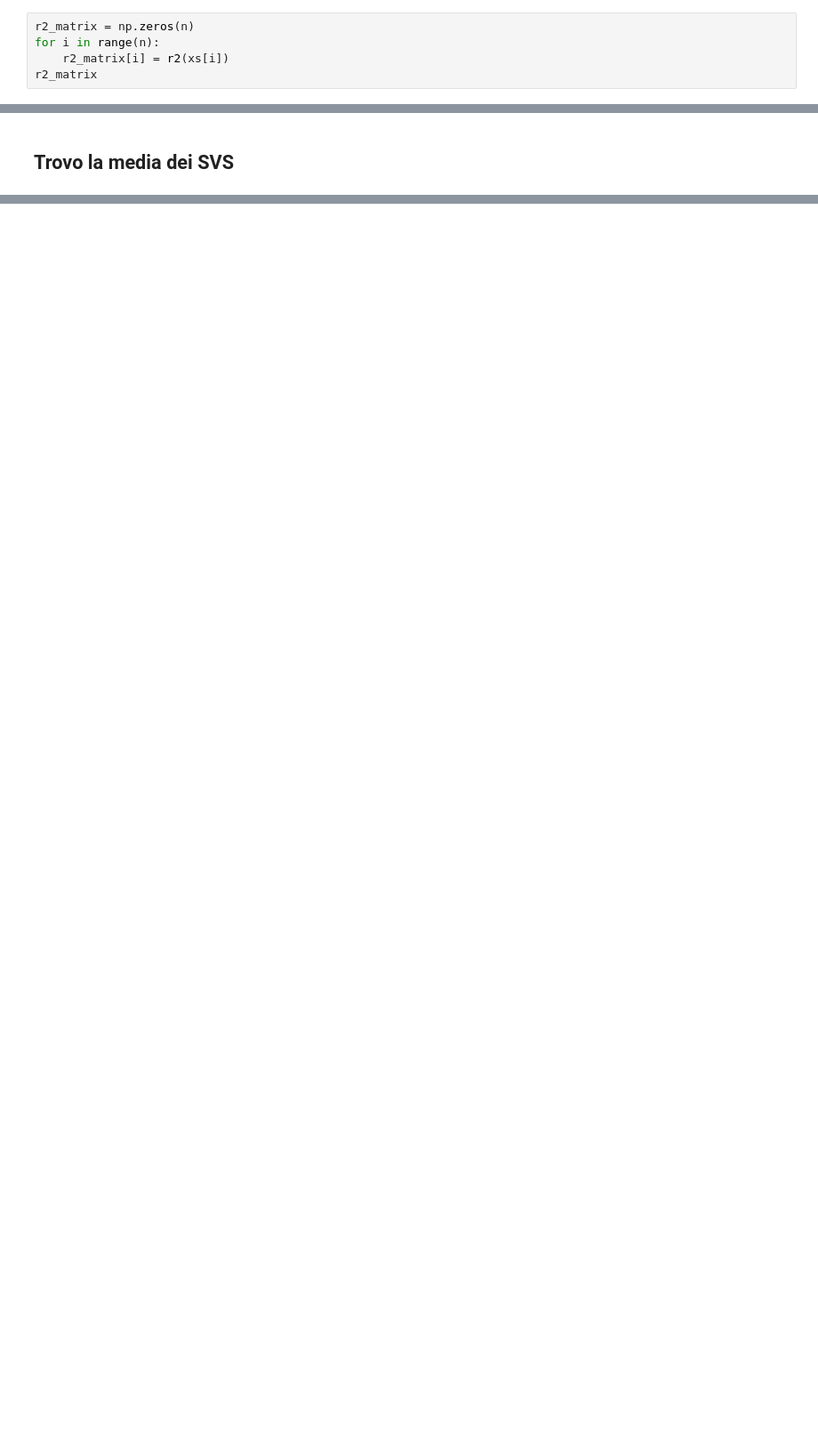
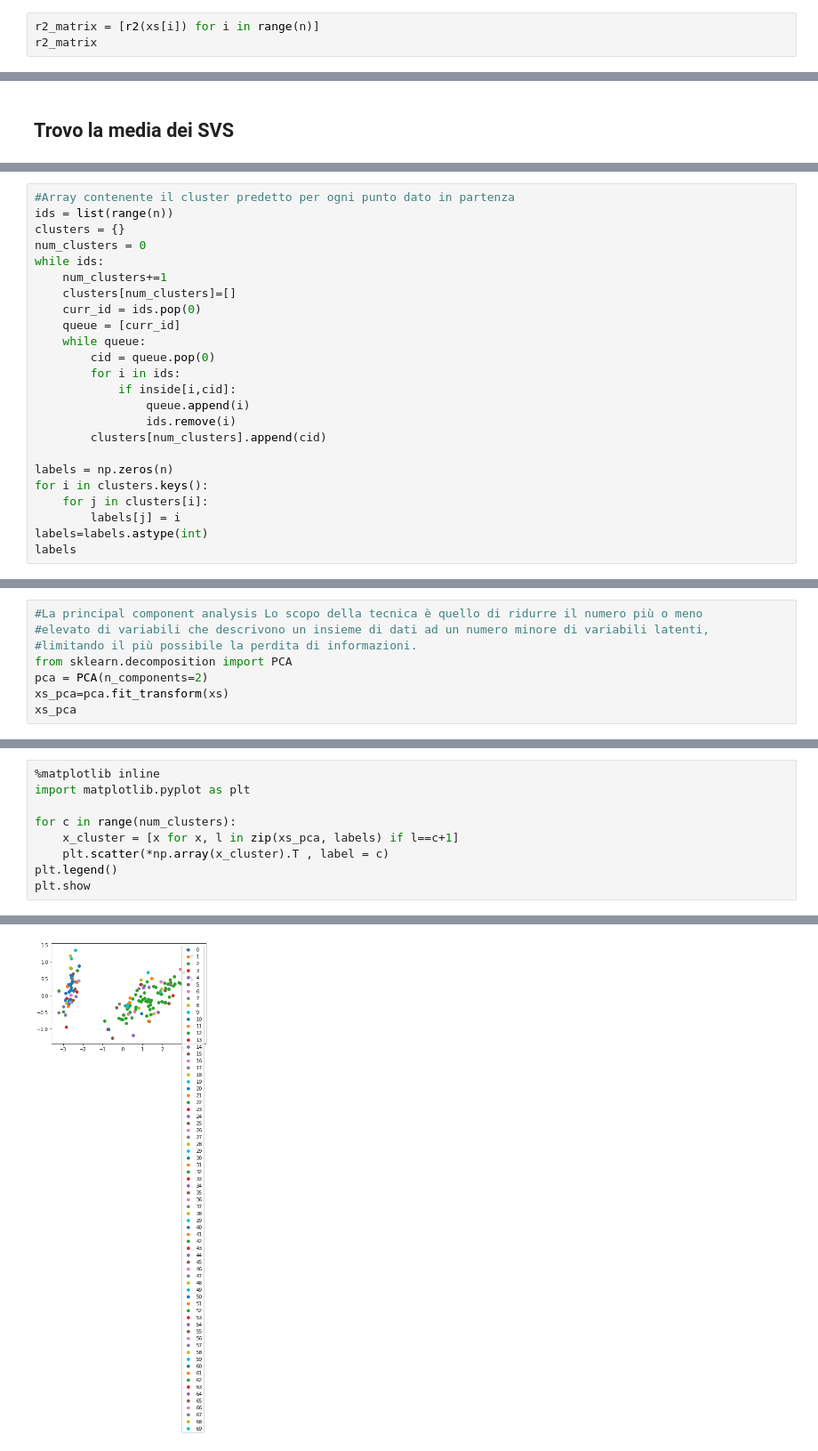
Before and after one commit to sakara11/SVC, a Jupyter notebook: SVC.ipynb, the cells around one changed output, grey strips where cells are left out. Shown at 89% size. Drawn from its saved outputs; the diff is of its cells as text; blank space fills up the shorter version.

```diff
--- a/SVC.ipynb
+++ b/SVC.ipynb
@@ -156,8 +156,6 @@ r2 = lambda x : k(x,x) - 2 * np.sum(np.fromiter((beta[j].x * k(xs[j],x) for j in
 # %% [markdown]
 ## Calcolo matrice NxN di r2 per tutti dati contenuti in xs
 # %%
-r2_matrix = np.zeros(n)
-for i in range(n):
-    r2_matrix[i] = r2(xs[i])
+r2_matrix = [r2(xs[i]) for i in range(n)]
 r2_matrix
 # %% [output]
@@ -202,0 +243,24 @@ Il SV medio è:
+# %%
+#Array contenente il cluster predetto per ogni punto dato in partenza
+ids = list(range(n))
+clusters = {}
+num_clusters = 0
+while ids:
+    num_clusters+=1
+    clusters[num_clusters]=[]
+    curr_id = ids.pop(0)
+    queue = [curr_id]
+    while queue:
+        cid = queue.pop(0)
+        for i in ids:
+            if inside[i,cid]:
+                queue.append(i)
+                ids.remove(i)
+        clusters[num_clusters].append(cid)
+
+labels = np.zeros(n)
+for i in clusters.keys():
+    for j in clusters[i]:
+        labels[j] = i
+labels=labels.astype(int)
+labels
@@ -202,0 +279,8 @@ Il SV medio è:
+# %%
+#La principal component analysis Lo scopo della tecnica è quello di ridurre il numero più o meno
+#elevato di variabili che descrivono un insieme di dati ad un numero minore di variabili latenti,
+#limitando il più possibile la perdita di informazioni.
+from sklearn.decomposition import PCA
+pca = PCA(n_components=2)
+xs_pca=pca.fit_transform(xs)
+xs_pca
@@ -202,0 +307,10 @@ Il SV medio è:
+# %%
+%matplotlib inline
+import matplotlib.pyplot as plt
+
+for c in range(num_clusters):
+    x_cluster = [x for x, l in zip(xs_pca, labels) if l==c+1]
+    plt.scatter(*np.array(x_cluster).T , label = c)
+plt.legend()
+plt.show
+# %% [output]
@@ -202,0 +318 @@ Il SV medio è:
+[figure, added]
```
Also changed, not shown: parts of 33 cells of this notebook.
